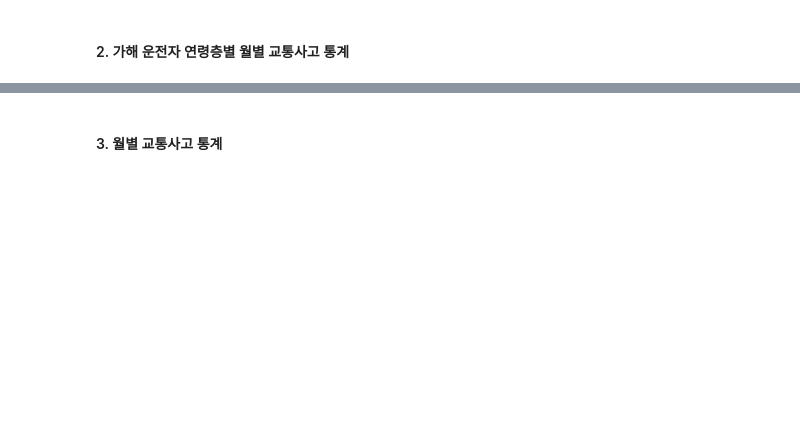
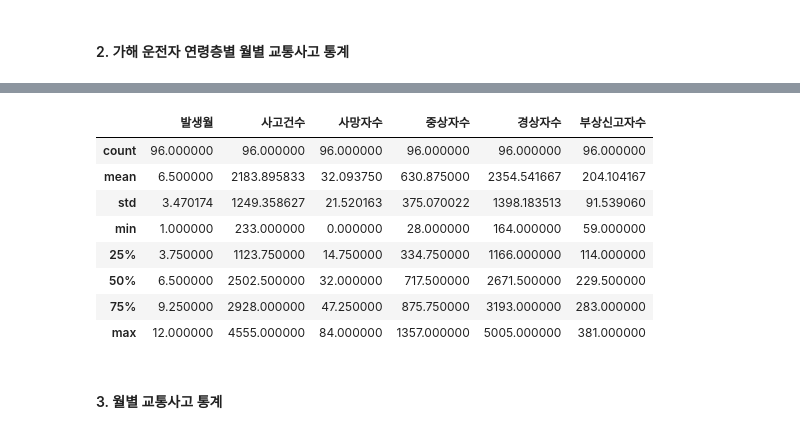
Before and after one commit to nuyhc/Mini_Project, a Jupyter notebook: 3. Traffic Accident Data Analysis/traffic_accident_data_analysis.ipynb, the cells around one changed output, grey strips where cells are left out. Cells and saved outputs as stored; diff of their text form; code cells hidden in the pictures; blank space fills up the shorter version.

```diff
--- a/3. Traffic Accident Data Analysis/traffic_accident_data_analysis.ipynb
+++ b/3. Traffic Accident Data Analysis/traffic_accident_data_analysis.ipynb
@@ -31,2 +107,14 @@ import numpy as np
+# %%
+df_age_agg_driver_month.describe()
+# %% [output]
+|  | 발생월 | 사고건수 | 사망자수 | 중상자수 | 경상자수 | 부상신고자수 |
+| count | 96.000000 | 96.000000 | 96.000000 | 96.000000 | 96.000000 | 96.000000 |
+| mean | 6.500000 | 2183.895833 | 32.093750 | 630.875000 | 2354.541667 | 204.104167 |
+| std | 3.470174 | 1249.358627 | 21.520163 | 375.070022 | 1398.183513 | 91.539060 |
+| min | 1.000000 | 233.000000 | 0.000000 | 28.000000 | 164.000000 | 59.000000 |
+| 25% | 3.750000 | 1123.750000 | 14.750000 | 334.750000 | 1166.000000 | 114.000000 |
+| 50% | 6.500000 | 2502.500000 | 32.000000 | 717.500000 | 2671.500000 | 229.500000 |
+| 75% | 9.250000 | 2928.000000 | 47.250000 | 875.750000 | 3193.000000 | 283.000000 |
+| max | 12.000000 | 4555.000000 | 84.000000 | 1357.000000 | 5005.000000 | 381.000000 |
 # %% [markdown]
 #### 3. 월별 교통사고 통계
```
Also changed, not shown: parts of 20 cells of this notebook.
